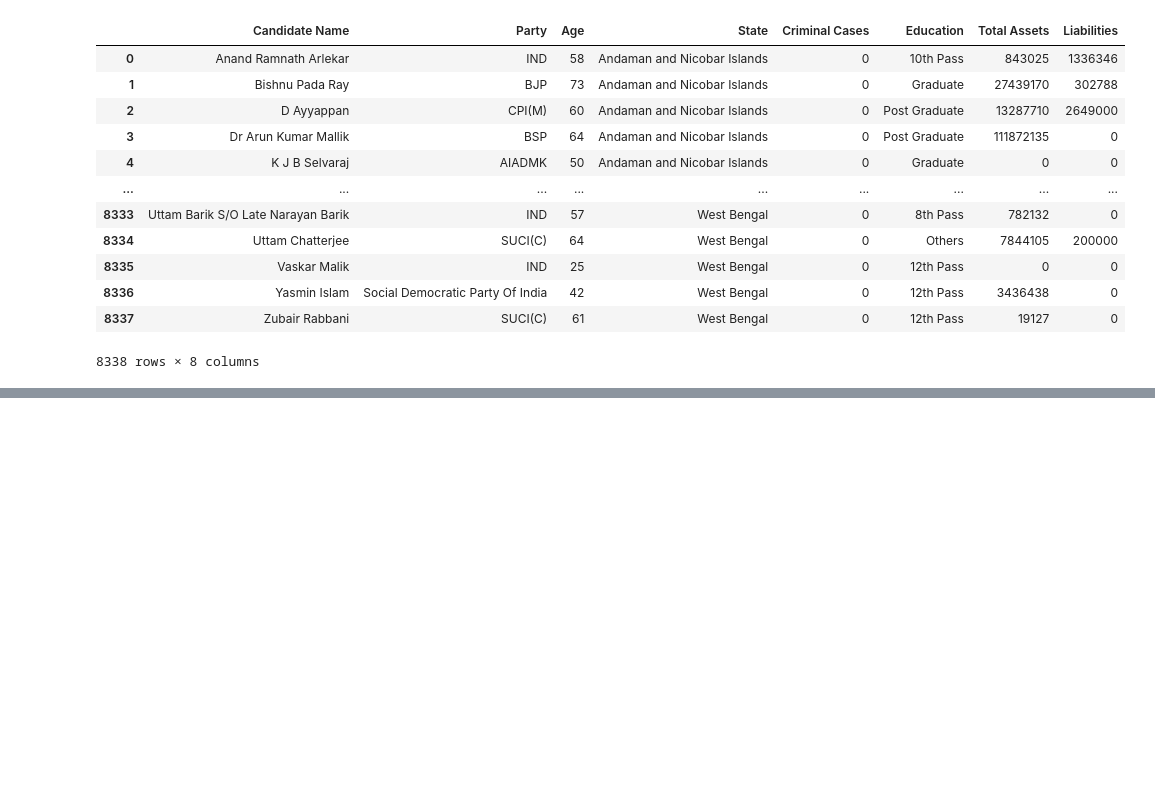
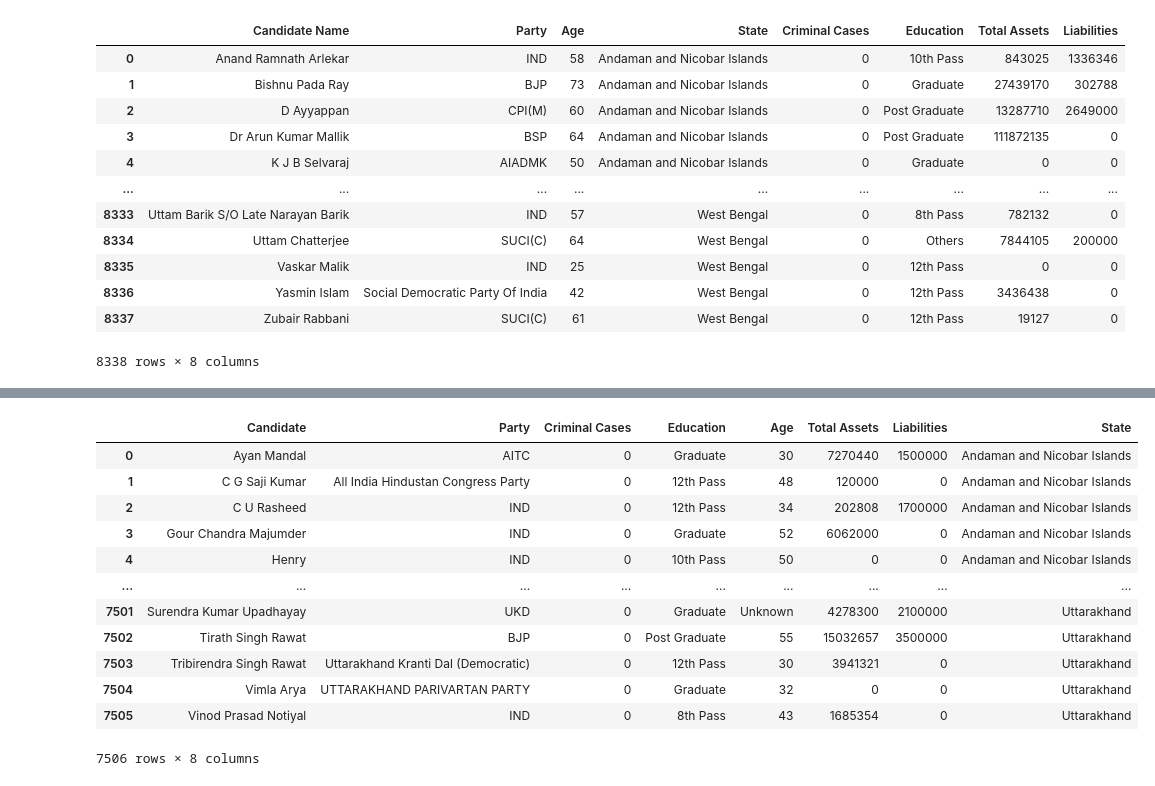
Before and after one commit to ujjwaltyagi2000/manthan, a Jupyter notebook: notebooks/4-data-cleaning.ipynb, the cells around one changed output, grey strips where cells are left out. Cells and saved outputs as stored; diff of their text form; code cells hidden in the pictures; blank space fills up the shorter version.

```diff
--- a/notebooks/4-data-cleaning.ipynb
+++ b/notebooks/4-data-cleaning.ipynb
@@ -783,0 +808,16 @@ cand_bg_2024.to_csv("../data/processed/candidate_background_2024.csv", index=Fal
+# %%
+cand_bg_2019
+# %% [output]
+|  | Candidate | Party | Criminal Cases | Education | Age | Total Assets | Liabilities | State |
+| 0 | Ayan Mandal | AITC | 0 | Graduate | 30 | 7270440 | 1500000 | Andaman and Nicobar Islands |
+| 1 | C G Saji Kumar | All India Hindustan Congress Party | 0 | 12th Pass | 48 | 120000 | 0 | Andaman and Nicobar Islands |
+| 2 | C U Rasheed | IND | 0 | 12th Pass | 34 | 202808 | 1700000 | Andaman and Nicobar Islands |
+| 3 | Gour Chandra Majumder | IND | 0 | Graduate | 52 | 6062000 | 0 | Andaman and Nicobar Islands |
+| 4 | Henry | IND | 0 | 10th Pass | 50 | 0 | 0 | Andaman and Nicobar Islands |
+| ... | ... | ... | ... | ... | ... | ... | ... | ... |
+| 7501 | Surendra Kumar Upadhayay | UKD | 0 | Graduate | Unknown | 4278300 | 2100000 | Uttarakhand |
+| 7502 | Tirath Singh Rawat | BJP | 0 | Post Graduate | 55 | 15032657 | 3500000 | Uttarakhand |
+| 7503 | Tribirendra Singh Rawat | Uttarakhand Kranti Dal (Democratic) | 0 | 12th Pass | 30 | 3941321 | 0 | Uttarakhand |
+| 7504 | Vimla Arya | UTTARAKHAND PARIVARTAN PARTY | 0 | Graduate | 32 | 0 | 0 | Uttarakhand |
+| 7505 | Vinod Prasad Notiyal | IND | 0 | 8th Pass | 43 | 1685354 | 0 | Uttarakhand |
+7506 rows × 8 columns
```
Also changed, not shown: parts of 13 cells of this notebook, 5 other files.
